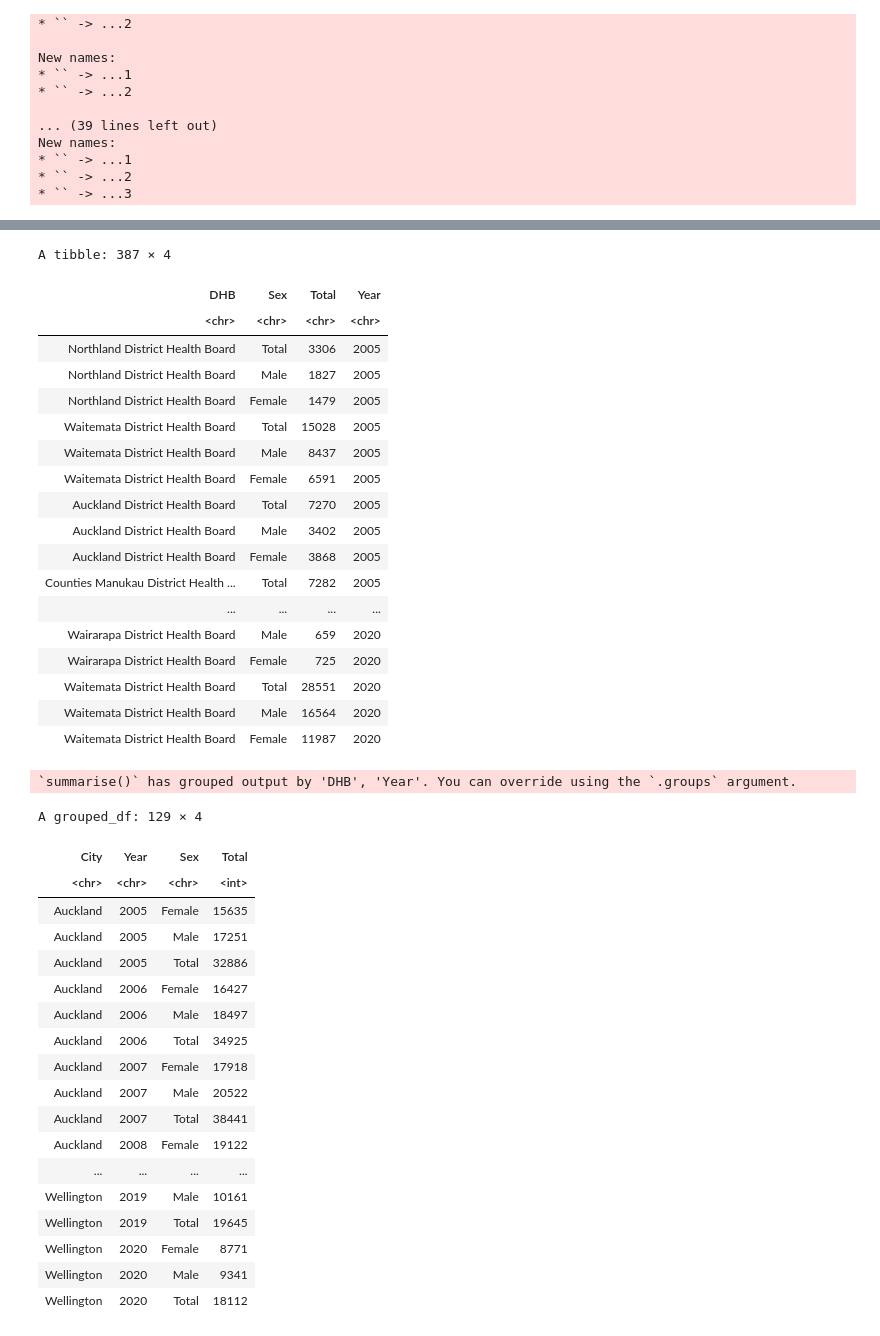
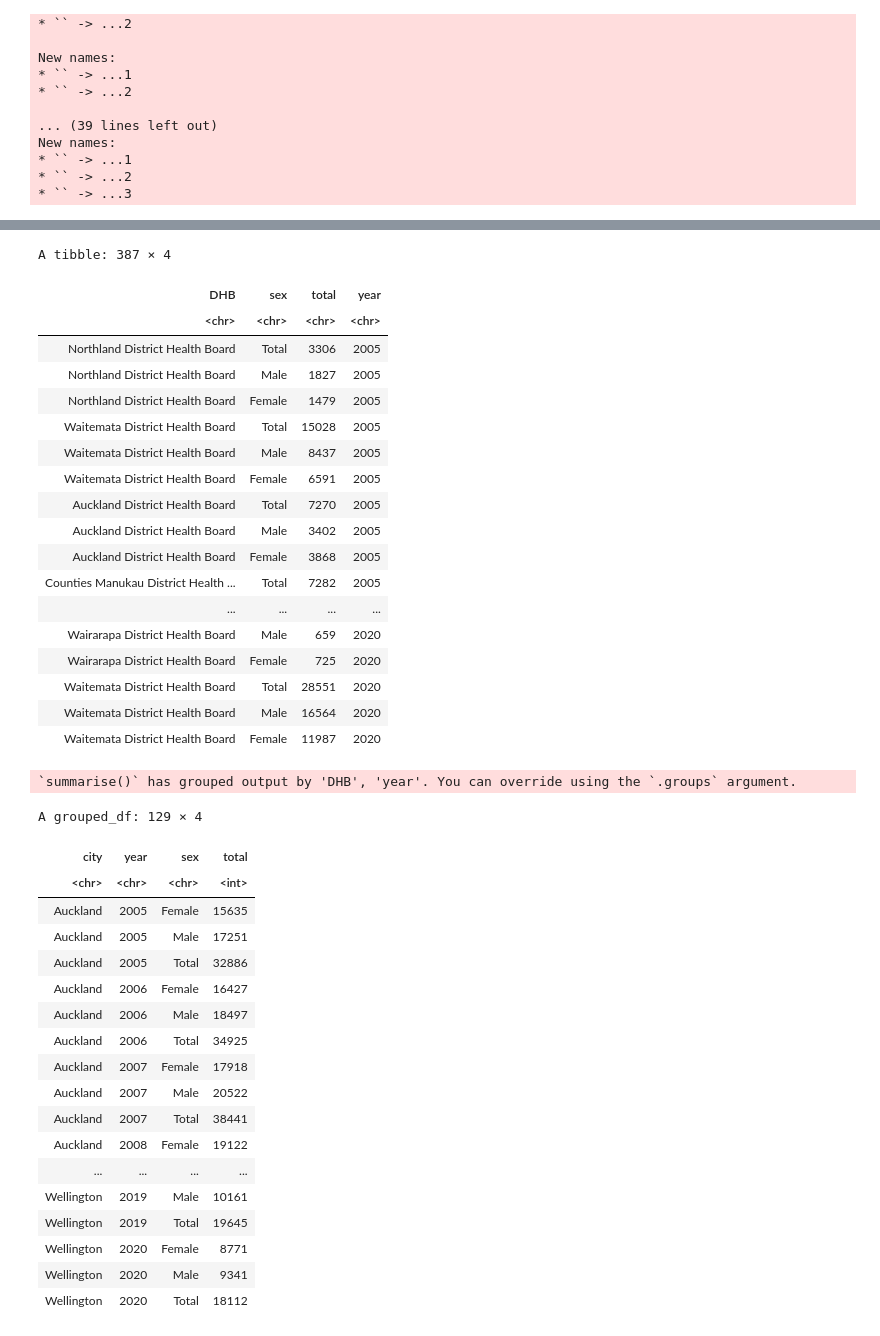
Before and after one commit to adaizh/datamac, a Jupyter notebook: Mental Health.ipynb, the cells around one changed output, grey strips where cells are left out. Saved outputs shown, nothing was run; the diff lists cells and outputs as text; code cells hidden in the pictures.

```diff
--- a/Mental Health.ipynb
+++ b/Mental Health.ipynb
@@ -51,6 +51,7 @@ read_excel_mh <- function(file){
         rbind(waitemata, auckland, manukau, ccdhb, huttvalley, wairarapa, canterbury, s.canterbury) %>%
         mutate(Year = year) %>%
         select(DHB, Sex, Total, Year)
+    names(df) <- c('DHB', 'sex', 'total', 'year')
 
     return(df)
 }
@@ -63,6 +64,7 @@ read_excel_mh2 <- function(file){
     slice(3:25) %>%
     filter(grepl('Northland|Waitemata|Auckland|Manukau|Capital|Hutt|Wairarapa|Canterbury', DHB)) %>%
     mutate(Year = '2010', DHB = paste0(DHB, ' District Health Board'), Sex = 'Total')
+    names(df) <- c('DHB', 'total', 'year', 'sex')
 
     return(df)
 }
@@ -74,10 +76,10 @@ read_excel_mh3 <- function(file, sheetnum){
     df <- read_excel(path, sheet = sheetnum, skip = 3) %>%
     select(1:3)
 
-    names(df) <- c('DHB', 'Sex', 'Total') # Rename columns
-    year <- file %>%substr(6, 9) # Extract year from filename
+    names(df) <- c('DHB', 'sex', 'total') # Rename columns
+    yr <- file %>%substr(6, 9) # Extract year from filename
 
-    df <- df %>% mutate(DHB = if_else(is.na(DHB), lag(DHB), DHB), Year = year) %>%
+    df <- df %>% mutate(DHB = if_else(is.na(DHB), lag(DHB), DHB), year = yr) %>%
             fill(DHB) %>%
             filter(grepl('Northland|Waitemata District|Waitematā|Auckland District|Manukau District|Capital|Hutt|Wairarapa District|Canterbury District', DHB)) %>%
             mutate(DHB = if_else(grepl("Waitematā",DHB), 'Waitemata District Health Board', DHB))
@@ -195,7 +209,7 @@ mh_df <- rbind(mh_df_0405,
 mh_df
 # %% [output]
 A tibble: 387 × 4
-| DHB | Sex | Total | Year |
+| DHB | sex | total | year |
 | <chr> | <chr> | <chr> | <chr> |
 | Northland District Health Board | Total | 3306 | 2005 |
 | Northland District Health Board | Male | 1827 | 2005 |
@@ -218,27 +232,27 @@ write.csv(mh_df, "mental_health_by_dhb_RAW.csv", row.names=TRUE) # Save raw csv
 # %%
 # Group DHBs into a region they belong to, or close to.
 # Auckland & Northland : Northland DHB, Waitemata DHB, Auckland DHB, Manukau DHB
 # Wellington : Capital and Coast DHB, Hutt Valley DHB, Wairarapa DHB
 # Canterbury : Canterbury DHB, South Canterbury DHB
 
 city <- function(df){
     df<- df %>% mutate(DHB = if_else(grepl("Northland|Waitemata|Auckland|Manukau",DHB), 'Auckland', DHB)) %>%
           mutate(DHB = if_else(grepl("Capital|Wairarapa|Hutt",DHB), 'Wellington', DHB)) %>%
           mutate(DHB = if_else(grepl("Canterbury",DHB), 'Canterbury', DHB)) %>%
-          mutate(Total = Total %>% as.integer) %>%
-          group_by(DHB, Year, Sex) %>% summarise(Total = sum(Total))
+          mutate(total = total %>% as.integer) %>%
+          group_by(DHB, year, sex) %>% summarise(total = sum(total))
 
-    colnames(df)[1] = 'City'
+    colnames(df)[1] = 'city'
 
     return(df)
 }
 
 mh_df2 <- city(mh_df)
 mh_df2
 # %% [output]
-`summarise()` has grouped output by 'DHB', 'Year'. You can override using the `.groups` argument.
+`summarise()` has grouped output by 'DHB', 'year'. You can override using the `.groups` argument.
 A grouped_df: 129 × 4
-| City | Year | Sex | Total |
+| city | year | sex | total |
 | <chr> | <chr> | <chr> | <int> |
 | Auckland | 2005 | Female | 15635 |
 | Auckland | 2005 | Male | 17251 |
```
Also changed, not shown: parts of 2 cells of this notebook, 3 other files.
